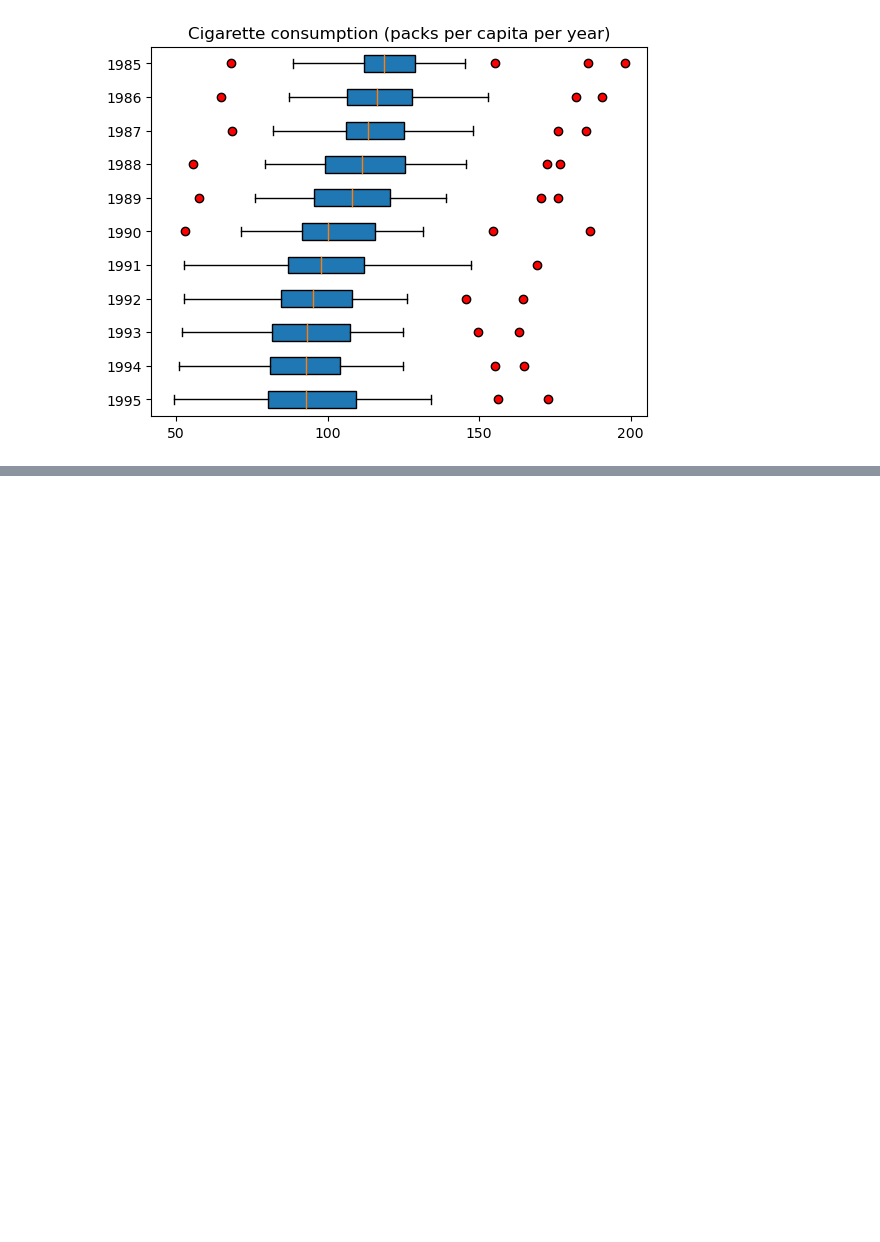
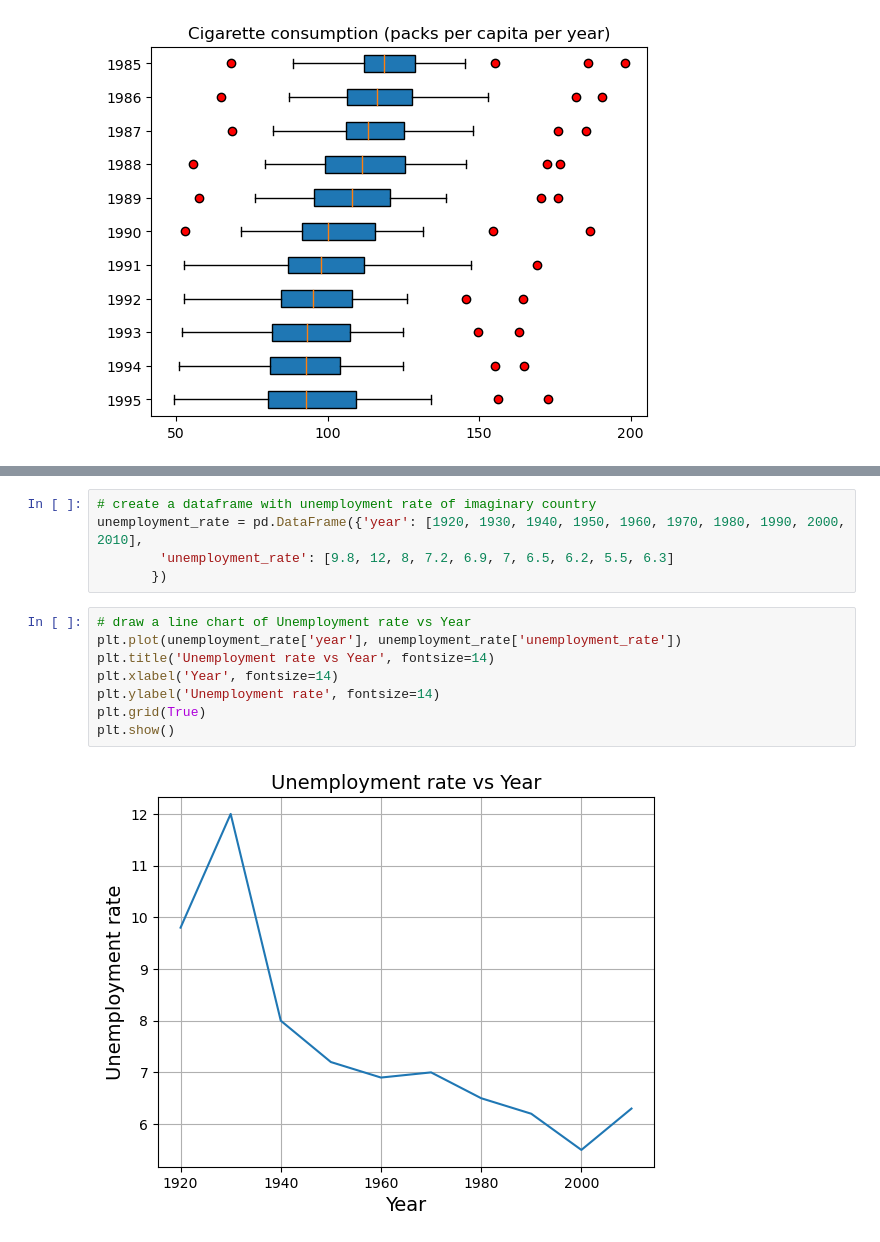
Before and after one commit to Cooleekova/data_engineering, a Jupyter notebook: Data Visualization/Intro_to_data_visualization.ipynb, the cells around one changed output, grey strips where cells are left out. Cells and saved outputs as stored; diff of their text form; blank space fills up the shorter version.

```diff
--- a/Data Visualization/Intro_to_data_visualization.ipynb
+++ b/Data Visualization/Intro_to_data_visualization.ipynb
@@ -74,0 +108,15 @@ plt.show()
+# %%
+# create a dataframe with unemployment rate of imaginary country
+unemployment_rate = pd.DataFrame({'year': [1920, 1930, 1940, 1950, 1960, 1970, 1980, 1990, 2000, 2010],
+        'unemployment_rate': [9.8, 12, 8, 7.2, 6.9, 7, 6.5, 6.2, 5.5, 6.3]
+       })
+# %%
+# draw a line chart of Unemployment rate vs Year
+plt.plot(unemployment_rate['year'], unemployment_rate['unemployment_rate'])
+plt.title('Unemployment rate vs Year', fontsize=14)
+plt.xlabel('Year', fontsize=14)
+plt.ylabel('Unemployment rate', fontsize=14)
+plt.grid(True)
+plt.show()
+# %% [output]
+[figure, added]
```
Also changed, not shown: parts of 6 cells of this notebook.
